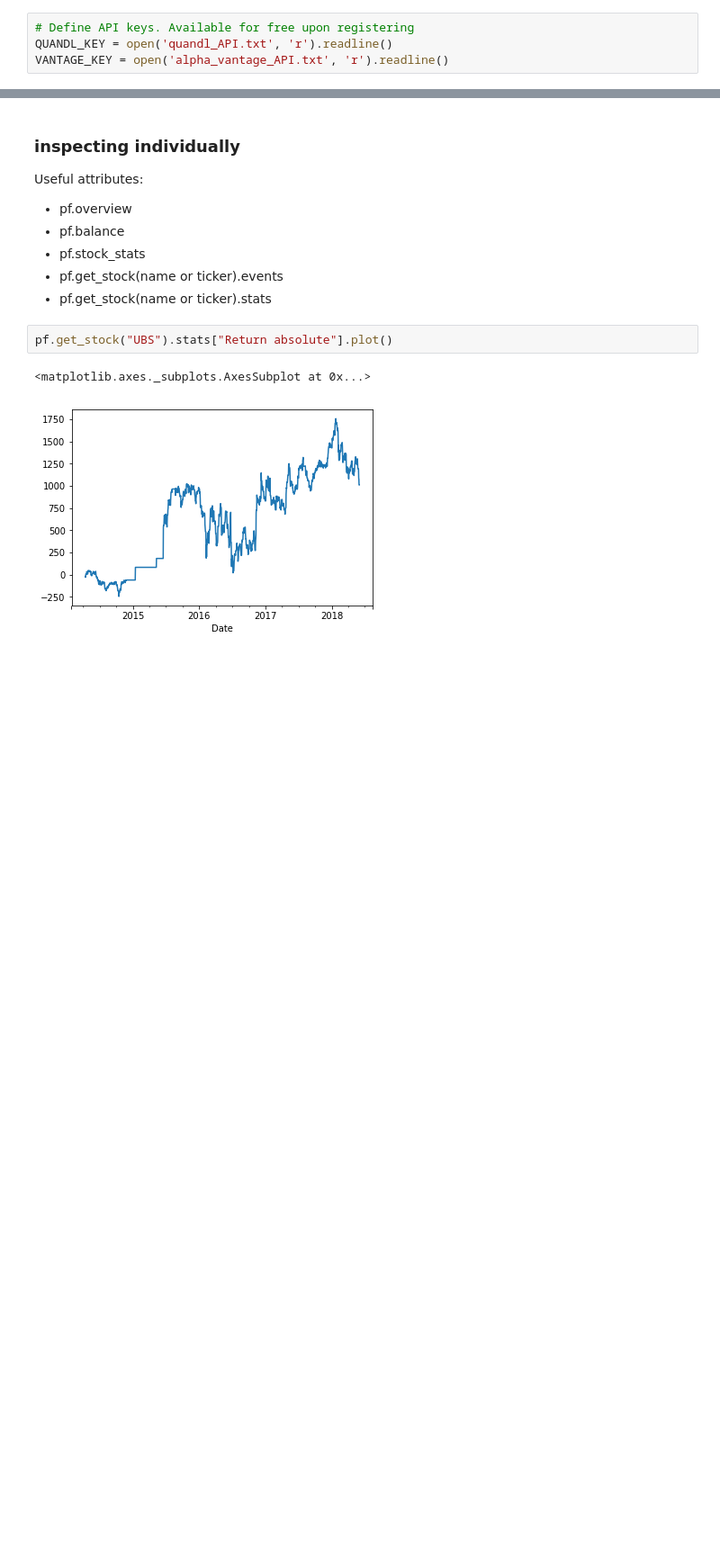
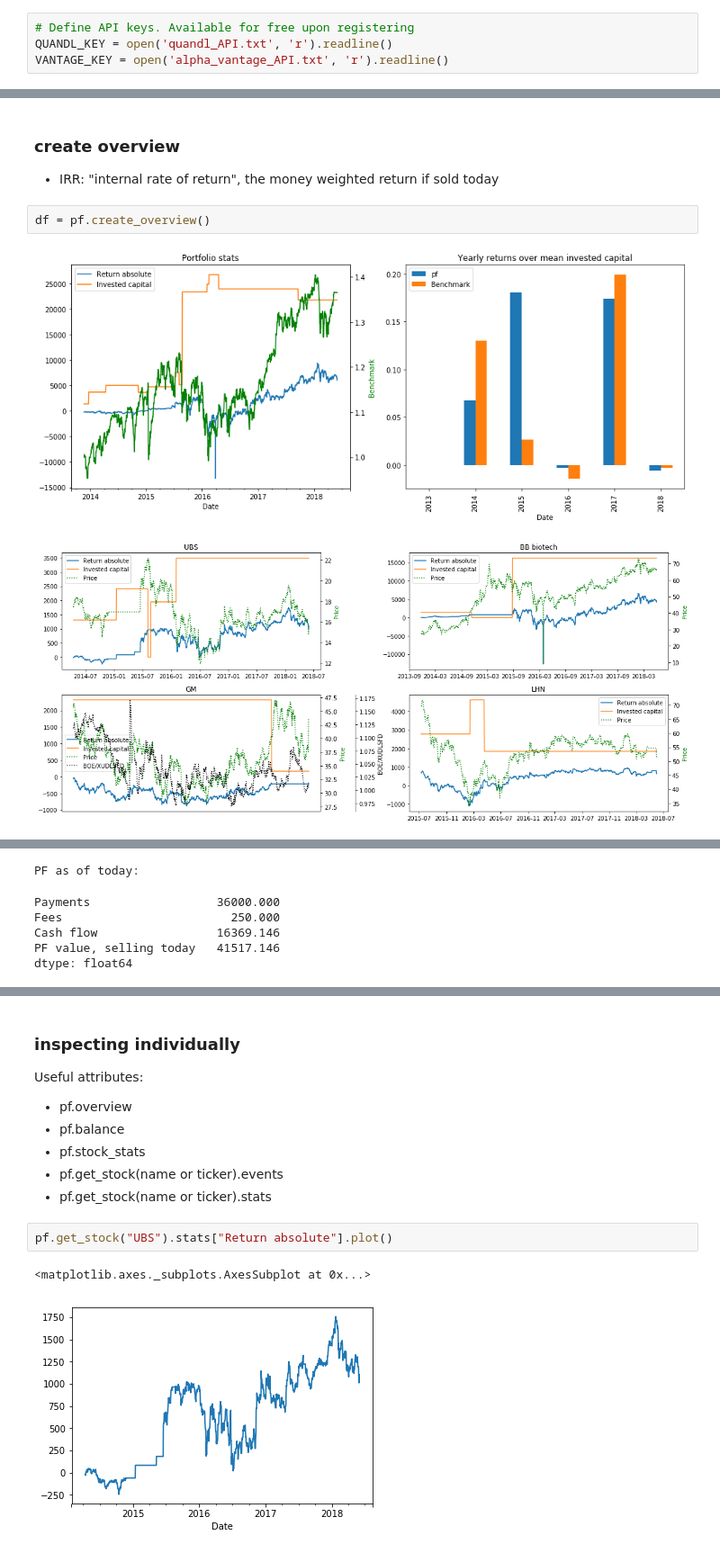
Before and after one commit to dHonerkamp/Portfolio-management, a Jupyter notebook: example.ipynb, the cells around one changed output, grey strips where cells are left out. Shown: that part at 90% size. Cells and saved outputs as stored; diff of their text form; blank space fills up the shorter version.

```diff
--- a/example.ipynb
+++ b/example.ipynb
@@ -142,0 +128,8 @@ dtype: float64
+# %% [markdown]
+### create overview
+- IRR: "internal rate of return", the money weighted return if sold today
+# %%
+df = pf.create_overview()
+# %% [output]
+[figure, added]
+[figure, added]
@@ -142,0 +142,6 @@ dtype: float64
+PF as of today:
+Payments                  36000.000
+Fees                        250.000
+Cash flow                 16369.146
+PF value, selling today   41517.146
+dtype: float64
```
Also changed, not shown: parts of 9 cells of this notebook, 4 other files.
